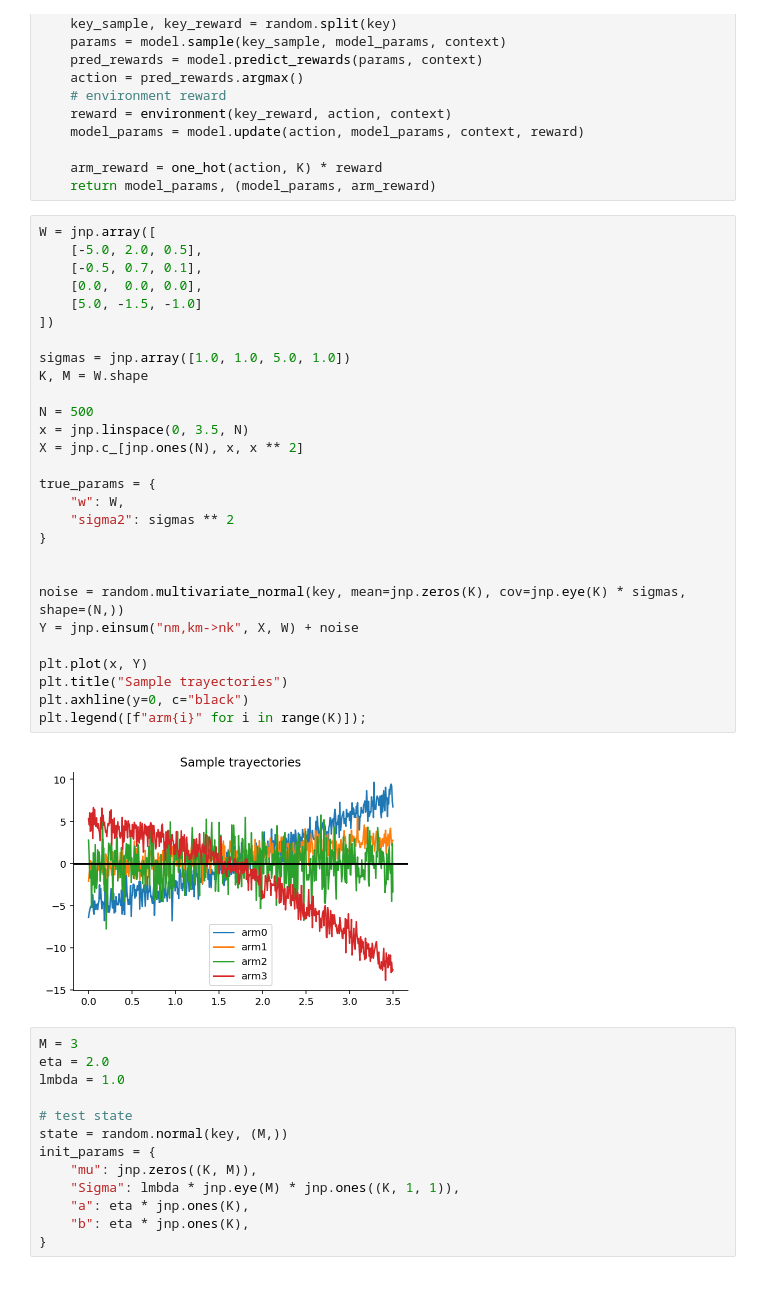
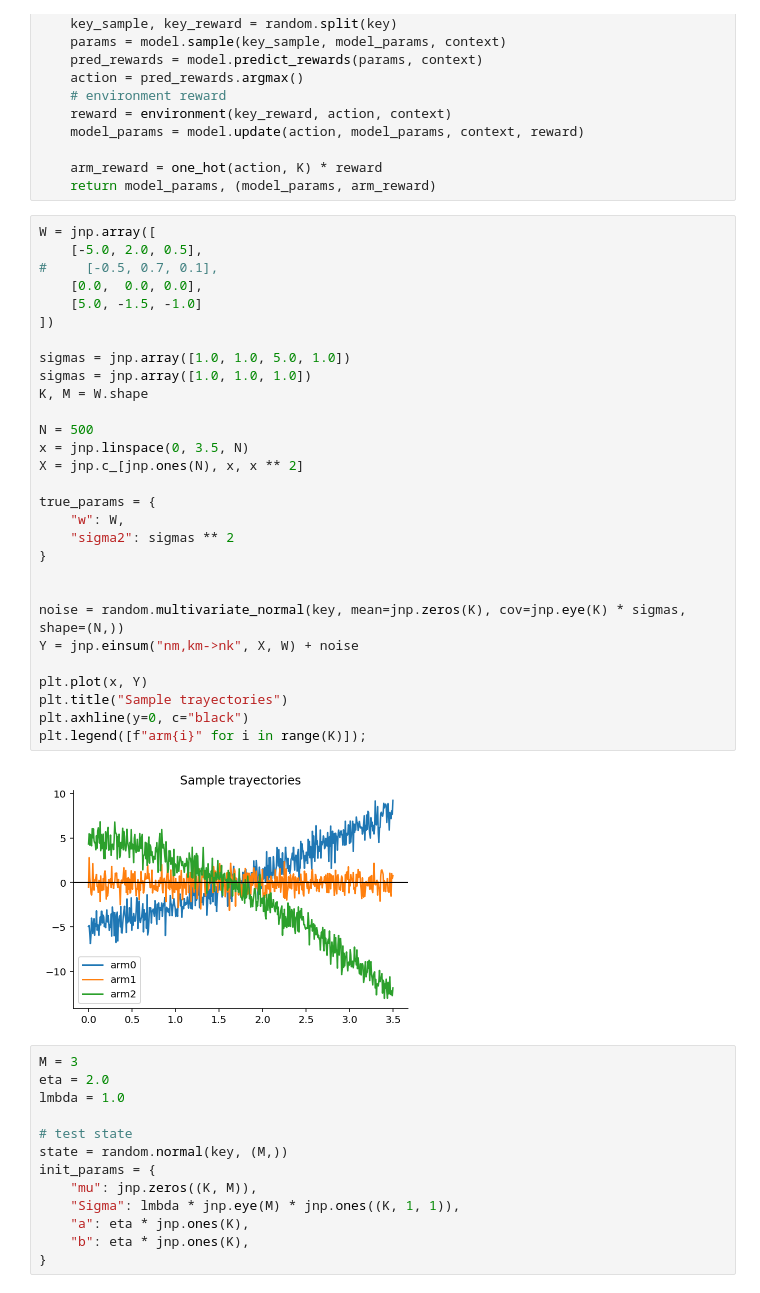
Before and after one commit to gerdm/misc, a Jupyter notebook: 2021-09/thompson-sampling-bandits.ipynb, the cells around one changed output. Saved outputs shown, nothing was run; the diff lists cells and outputs as text.

```diff
--- a/2021-09/thompson-sampling-bandits.ipynb
+++ b/2021-09/thompson-sampling-bandits.ipynb
@@ -291,33 +290,34 @@ def thompson_sampling_step(model_params, state, model, environment):
 # %%
 W = jnp.array([
     [-5.0, 2.0, 0.5],
-    [-0.5, 0.7, 0.1],
+#     [-0.5, 0.7, 0.1],
     [0.0,  0.0, 0.0],
     [5.0, -1.5, -1.0]
 ])
 
 sigmas = jnp.array([1.0, 1.0, 5.0, 1.0])
+sigmas = jnp.array([1.0, 1.0, 1.0])
 K, M = W.shape
 
 N = 500
 x = jnp.linspace(0, 3.5, N)
 X = jnp.c_[jnp.ones(N), x, x ** 2]
 
 true_params = {
     "w": W,
     "sigma2": sigmas ** 2
 }
 
 
 noise = random.multivariate_normal(key, mean=jnp.zeros(K), cov=jnp.eye(K) * sigmas, shape=(N,))
 Y = jnp.einsum("nm,km->nk", X, W) + noise
 
 plt.plot(x, Y)
 plt.title("Sample trayectories")
 plt.axhline(y=0, c="black")
 plt.legend([f"arm{i}" for i in range(K)]);
 # %% [output]
-[figure, old version]
+[figure, new version]
 # %%
 M = 3
 eta = 2.0
```
Also changed, not shown: parts of 9 cells of this notebook.
